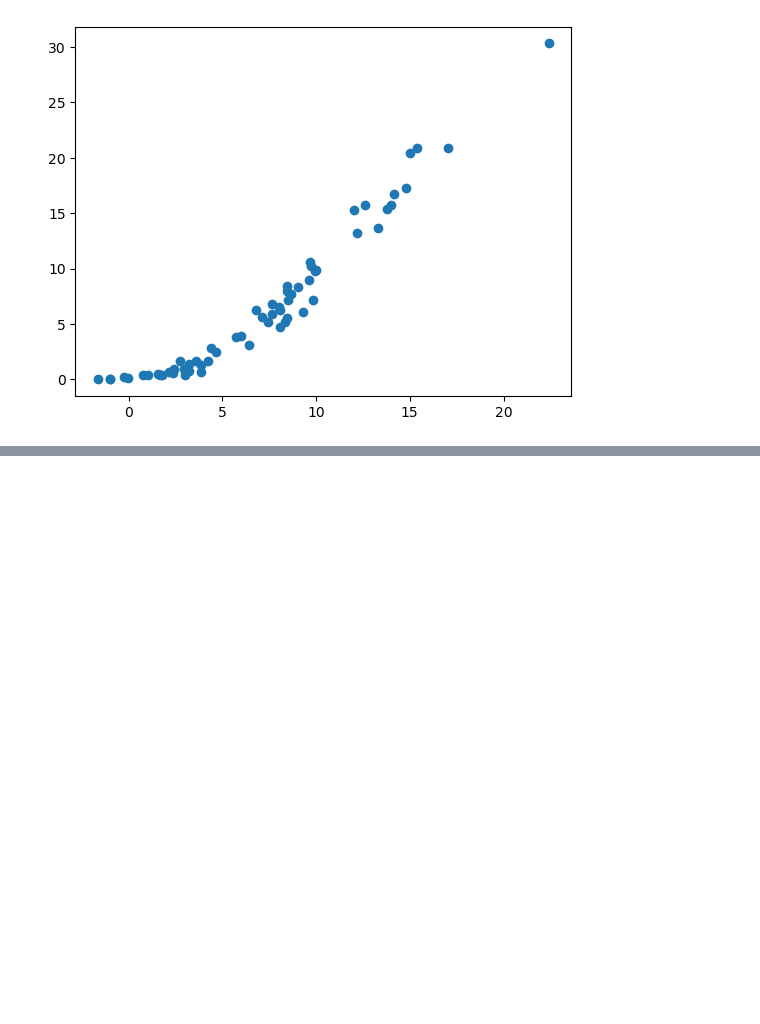
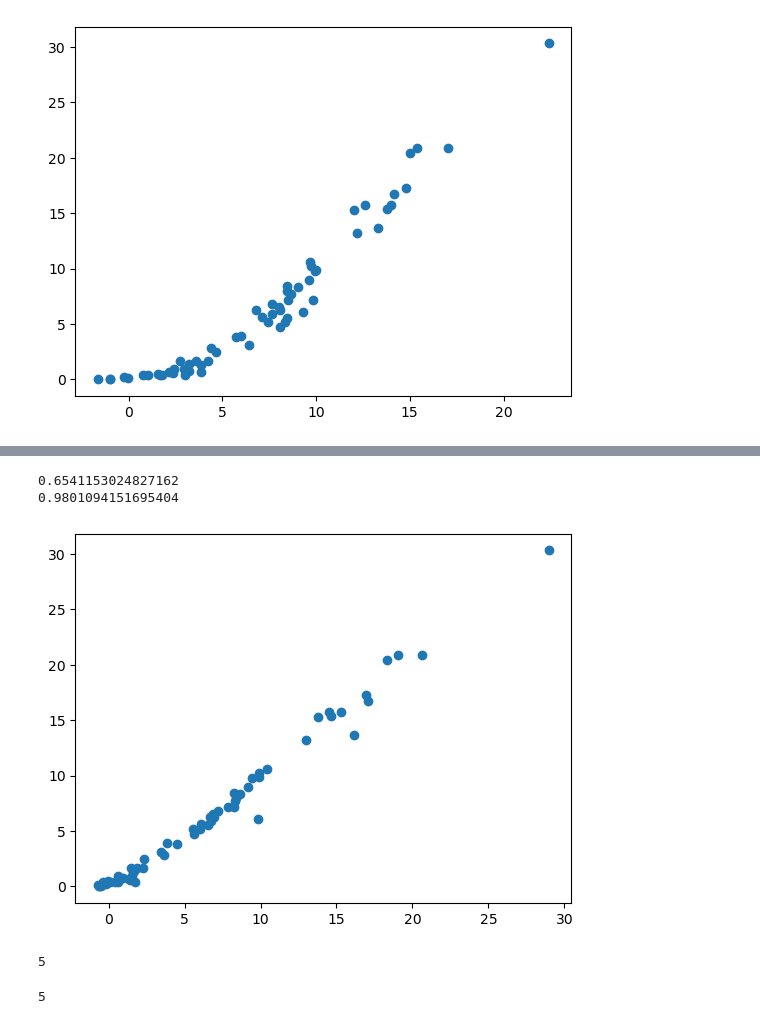
Before and after one commit to Vijay6923/Machine_Learning_Projects, a Jupyter notebook: implementations/ridge_lasso_regression/model_training.ipynb, the cells around one changed output, grey strips where cells are left out. Cells and saved outputs as stored; diff of their text form; code cells hidden in the pictures; blank space fills up the shorter version.

```diff
--- a/implementations/ridge_lasso_regression/model_training.ipynb
+++ b/implementations/ridge_lasso_regression/model_training.ipynb
@@ -263,0 +334,23 @@ plt.show()
+# %%
+from sklearn.linear_model import RidgeCV
+ridgecv=RidgeCV(5)
+ridgecv.fit(X_train_scaled,y_train)
+y_pred=ridgecv.predict(X_test_scaled)
+plt.scatter(y_pred,y_test)
+mae=mean_absolute_error(y_pred,y_test)
+score=r2_score(y_pred,y_test)
+print(mae)
+print(score)
+plt.show()
+# %% [output]
+0.6541153024827162
+0.9801094151695404
+[figure, added]
+# %%
+ridgecv.alpha_
+# %% [output]
+5
+# %%
+ridgecv.alphas
+# %% [output]
+5
```
Also changed, not shown: parts of 10 cells of this notebook.
